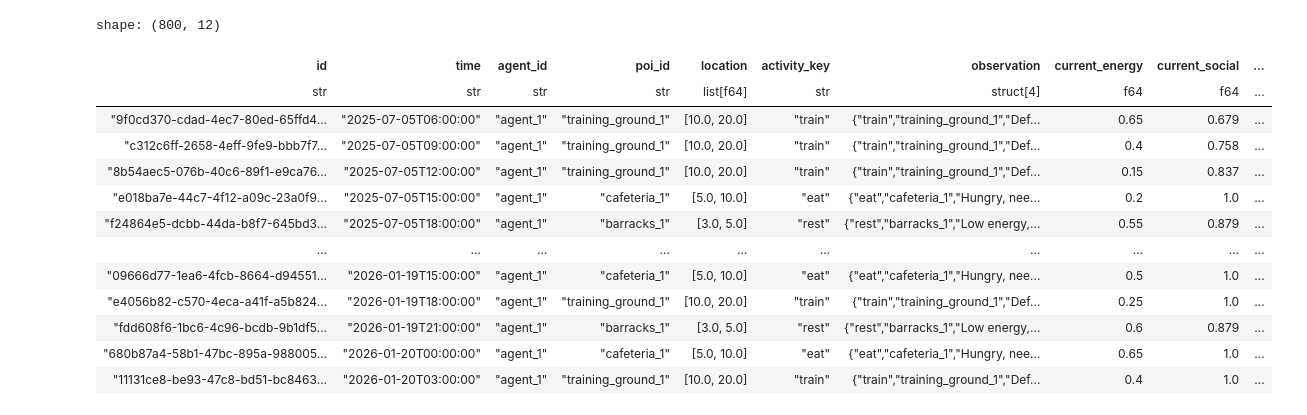
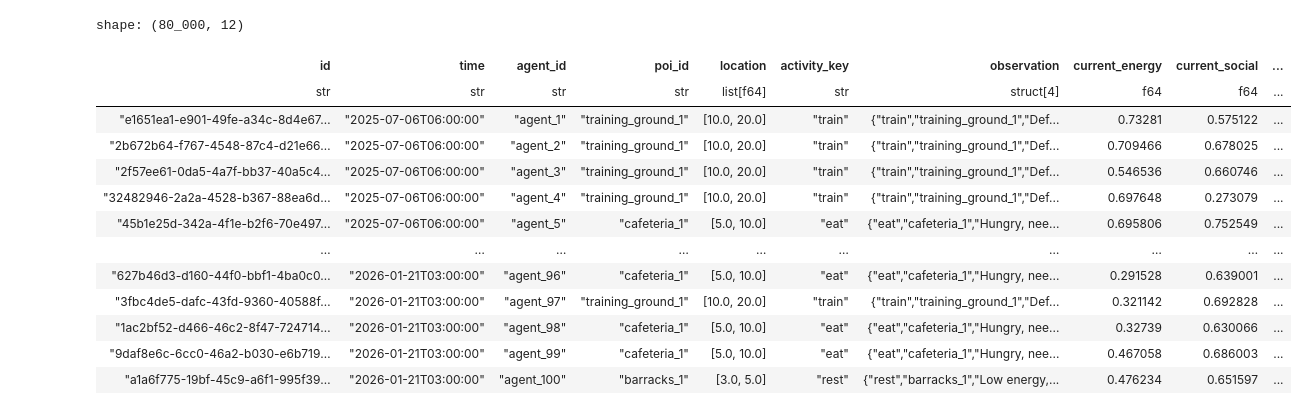
Before and after one commit to TakumiMukaiyama/soldier_sim, a Jupyter notebook: check.ipynb, the cells around one changed output. Cells and saved outputs as stored; diff of their text form; code cells hidden in the pictures.

```diff
--- a/check.ipynb
+++ b/check.ipynb
@@ -3,19 +4,19 @@ import polars as pl
 # %%
-temporal_memory = pl.read_parquet("output/20250705_013458/temporal_memory.parquet")
+temporal_memory = pl.read_parquet("output/20250706_223109/temporal_memory.parquet")
 
-temporal_memory.filter(pl.col("agent_id") == "agent_1")
+temporal_memory
 # %% [output]
-shape: (800, 12)
+shape: (80_000, 12)
 | id | time | agent_id | poi_id | location | activity_key | observation | current_energy | current_social | ... |
 | str | str | str | str | list[f64] | str | struct[4] | f64 | f64 | ... |
-| "9f0cd370-cdad-4ec7-80ed-65ffd4… | "2025-07-05T06:00:00" | "agent_1" | "training_ground_1" | [10.0, 20.0] | "train" | {"train","training_ground_1","Def... | 0.65 | 0.679 | ... |
-| "c312c6ff-2658-4eff-9fe9-bbb7f7… | "2025-07-05T09:00:00" | "agent_1" | "training_ground_1" | [10.0, 20.0] | "train" | {"train","training_ground_1","Def... | 0.4 | 0.758 | ... |
-| "8b54aec5-076b-40c6-89f1-e9ca76… | "2025-07-05T12:00:00" | "agent_1" | "training_ground_1" | [10.0, 20.0] | "train" | {"train","training_ground_1","Def... | 0.15 | 0.837 | ... |
-| "e018ba7e-44c7-4f12-a09c-23a0f9… | "2025-07-05T15:00:00" | "agent_1" | "cafeteria_1" | [5.0, 10.0] | "eat" | {"eat","cafeteria_1","Hungry, nee... | 0.2 | 1.0 | ... |
-| "f24864e5-dcbb-44da-b8f7-645bd3… | "2025-07-05T18:00:00" | "agent_1" | "barracks_1" | [3.0, 5.0] | "rest" | {"rest","barracks_1","Low energy,... | 0.55 | 0.879 | ... |
+| "e1651ea1-e901-49fe-a34c-8d4e67… | "2025-07-06T06:00:00" | "agent_1" | "training_ground_1" | [10.0, 20.0] | "train" | {"train","training_ground_1","Def... | 0.73281 | 0.575122 | ... |
+| "2b672b64-f767-4548-87c4-d21e66… | "2025-07-06T06:00:00" | "agent_2" | "training_ground_1" | [10.0, 20.0] | "train" | {"train","training_ground_1","Def... | 0.709466 | 0.678025 | ... |
+| "2f57ee61-0da5-4a7f-bb37-40a5c4… | "2025-07-06T06:00:00" | "agent_3" | "training_ground_1" | [10.0, 20.0] | "train" | {"train","training_ground_1","Def... | 0.546536 | 0.660746 | ... |
+| "32482946-2a2a-4528-b367-88ea6d… | "2025-07-06T06:00:00" | "agent_4" | "training_ground_1" | [10.0, 20.0] | "train" | {"train","training_ground_1","Def... | 0.697648 | 0.273079 | ... |
+| "45b1e25d-342a-4f1e-b2f6-70e497… | "2025-07-06T06:00:00" | "agent_5" | "cafeteria_1" | [5.0, 10.0] | "eat" | {"eat","cafeteria_1","Hungry, nee... | 0.695806 | 0.752549 | ... |
 | … | … | … | … | … | … | … | … | … | ... |
-| "09666d77-1ea6-4fcb-8664-d94551… | "2026-01-19T15:00:00" | "agent_1" | "cafeteria_1" | [5.0, 10.0] | "eat" | {"eat","cafeteria_1","Hungry, nee... | 0.5 | 1.0 | ... |
-| "e4056b82-c570-4eca-a41f-a5b824… | "2026-01-19T18:00:00" | "agent_1" | "training_ground_1" | [10.0, 20.0] | "train" | {"train","training_ground_1","Def... | 0.25 | 1.0 | ... |
-| "fdd608f6-1bc6-4c96-bcdb-9b1df5… | "2026-01-19T21:00:00" | "agent_1" | "barracks_1" | [3.0, 5.0] | "rest" | {"rest","barracks_1","Low energy,... | 0.6 | 0.879 | ... |
-| "680b87a4-58b1-47bc-895a-988005… | "2026-01-20T00:00:00" | "agent_1" | "cafeteria_1" | [5.0, 10.0] | "eat" | {"eat","cafeteria_1","Hungry, nee... | 0.65 | 1.0 | ... |
-| "11131ce8-be93-47c8-bd51-bc8463… | "2026-01-20T03:00:00" | "agent_1" | "training_ground_1" | [10.0, 20.0] | "train" | {"train","training_ground_1","Def... | 0.4 | 1.0 | ... |
+| "627b46d3-d160-44f0-bbf1-4ba0c0… | "2026-01-21T03:00:00" | "agent_96" | "cafeteria_1" | [5.0, 10.0] | "eat" | {"eat","cafeteria_1","Hungry, nee... | 0.291528 | 0.639001 | ... |
+| "3fbc4de5-dafc-43fd-9360-40588f… | "2026-01-21T03:00:00" | "agent_97" | "training_ground_1" | [10.0, 20.0] | "train" | {"train","training_ground_1","Def... | 0.321142 | 0.692828 | ... |
+| "1ac2bf52-d466-46c2-8f47-724714… | "2026-01-21T03:00:00" | "agent_98" | "cafeteria_1" | [5.0, 10.0] | "eat" | {"eat","cafeteria_1","Hungry, nee... | 0.32739 | 0.630066 | ... |
+| "9daf8e6c-6cc0-46a2-b030-e6b719… | "2026-01-21T03:00:00" | "agent_99" | "cafeteria_1" | [5.0, 10.0] | "eat" | {"eat","cafeteria_1","Hungry, nee... | 0.467058 | 0.686003 | ... |
+| "a1a6f775-19bf-45c9-a6f1-995f39… | "2026-01-21T03:00:00" | "agent_100" | "barracks_1" | [3.0, 5.0] | "rest" | {"rest","barracks_1","Low energy,... | 0.476234 | 0.651597 | ... |
```
Also changed, not shown: parts of 5 cells of this notebook, 4 other files.
